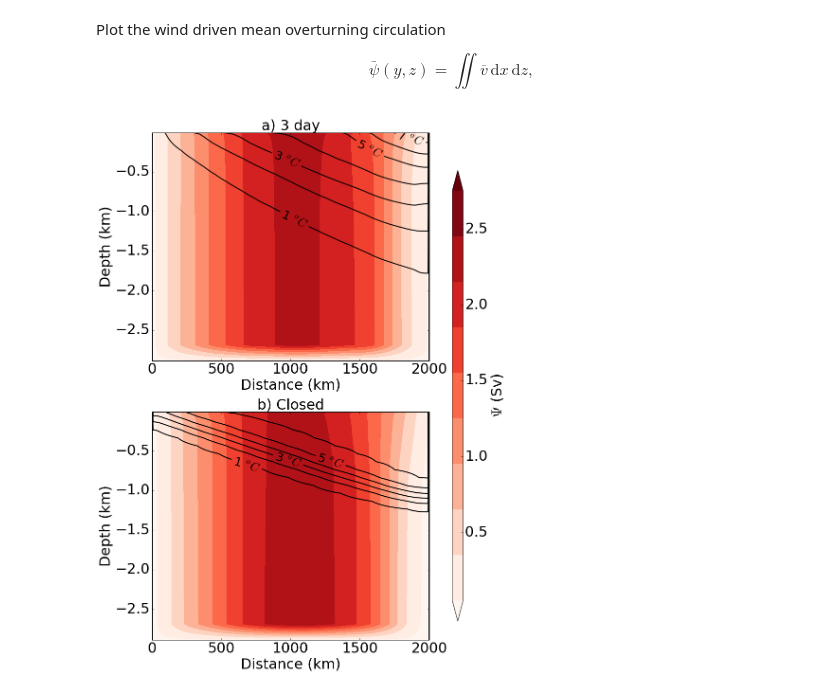
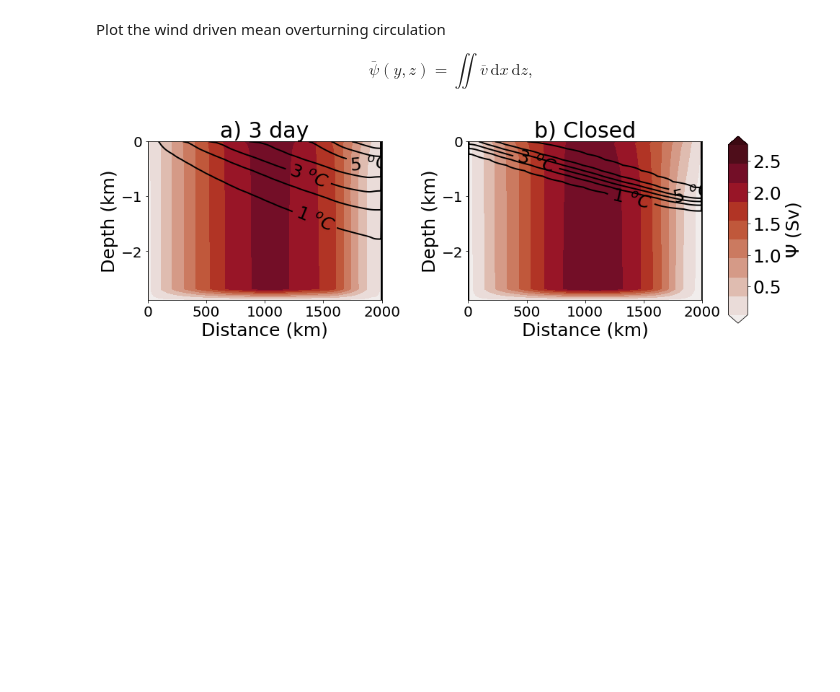
Before and after one commit to hlburns/Current_notebooks, a Jupyter notebook: Nchannel_Flat/2015paperscripts/MOC_Panel.ipynb, the cells around one changed output. Drawn from its saved outputs; the diff is of its cells as text; code cells hidden in the pictures; blank space fills up the shorter version.

```diff
--- a/Nchannel_Flat/2015paperscripts/MOC_Panel.ipynb
+++ b/Nchannel_Flat/2015paperscripts/MOC_Panel.ipynb
@@ -37,43 +38,43 @@ Plot the wind driven mean overturning circulation
 \bar{\psi}(y, z)=\iint \overline{v}\, \mathrm{d}x\, \mathrm{d}z,
 \end{equation}
 # %%
-fig = plt.figure(figsize=(10.5, 16.5))
+fig = plt.figure(figsize=(12.5, 4.5))
 Psi_levs = np.arange(0.05, 2.8, .3)
 Psi_ticks =np.arange(0, 3., .5)
 for i in range(len(Runs)):
     fname = x+'/'+str(tau[Runs[i]])+'daynokpp/'
     c = utils.ChannelSetup(output_dir=str(fname))
     psi = c.get_psi_bar()/10**6
     Tavlat = c.mnc('Tav.nc','THETA').mean(axis=2)
     y = c.yc/1000
     yp = c.yg/1000
-    ax = fig.add_subplot(2, 1, i+1)
+    ax = fig.add_subplot(1, 2, i+1)
     p = ax.contourf(yp, c.zc/1000, psi, Psi_levs,
-                    cmap=plt.cm.Reds,extend='both')
+                    cmap=cmocean.cm.amp,extend='both')
     Q2_levs = (np.arange(-1, 8, 1))
     Tavlat = c.get_zonal_avg('Tav.nc','THETA')
     if str(tau[Runs[i]]) == 'Closed':
         tRef = [7.95797596, 7.81253554, 7.50931741, 6.93595077, 6.23538398,
                 5.60148493, 5.02790935, 4.5089167 , 4.03931274, 3.6143975 ,
                 3.22991829, 2.88202712, 2.56724216, 2.28241296, 2.02468884,
                 1.79149041, 1.58048375, 1.38955702, 1.21679938, 1.0604818 ,
                 0.9190398 , 0.79105779, 0.67525488, 0.57047207, 0.47566066,
                 0.38987176, 0.31224674, 0.24200873, 0.14898305, 0.04478574]
         Tavlat = np.apply_along_axis(np.divide, 0, Tavlat, 4-np.sum(tRef*c.dzf)/-c.zc[-1])
     q = ax.contour(y, c.zc/1000,
                    Tavlat, Q2_levs, colors='k', linewidths=2)
     q.levels = [nf(val) for val in q.levels]
     plt.clabel(q, q.levels[::2], inline=1, fmt=fmt, fontsize=25)
-    ax.tick_params(axis='both', which='major', labelsize=30)
+    ax.tick_params(axis='both', which='major', labelsize=20)
     ax.set_title(str(Figletter[Runs[i]])+str(tau[Runs[i]])+' day', fontsize=30)
     if str(tau[Runs[i]]) == 'Closed':
         ax.set_title(str(Figletter[Runs[i]])+str(tau[Runs[i]]), fontsize=30)
-    ax.set_xlabel('Distance (km)', fontsize=30)
-    ax.set_ylabel('Depth (km)', fontsize=30)
+    ax.set_xlabel('Distance (km)', fontsize=25)
+    ax.set_ylabel('Depth (km)', fontsize=25)
 plt.tight_layout()
 cax = fig.add_axes([1, 0.1, 0.03, 0.8])
 cbar = fig.colorbar(p, cax=cax, ticks=Psi_ticks)
-cbar.ax.set_ylabel('$\Psi$ (Sv)', fontsize=30)
-cbar.ax.tick_params(labelsize=30)
+cbar.ax.set_ylabel('$\Psi$ (Sv)', fontsize=25)
+cbar.ax.tick_params(labelsize=25)
 # %% [output]
-[figure, old version]
+[figure, new version]
```
Also changed, not shown: parts of 1 cell of this notebook, 37 other files.
